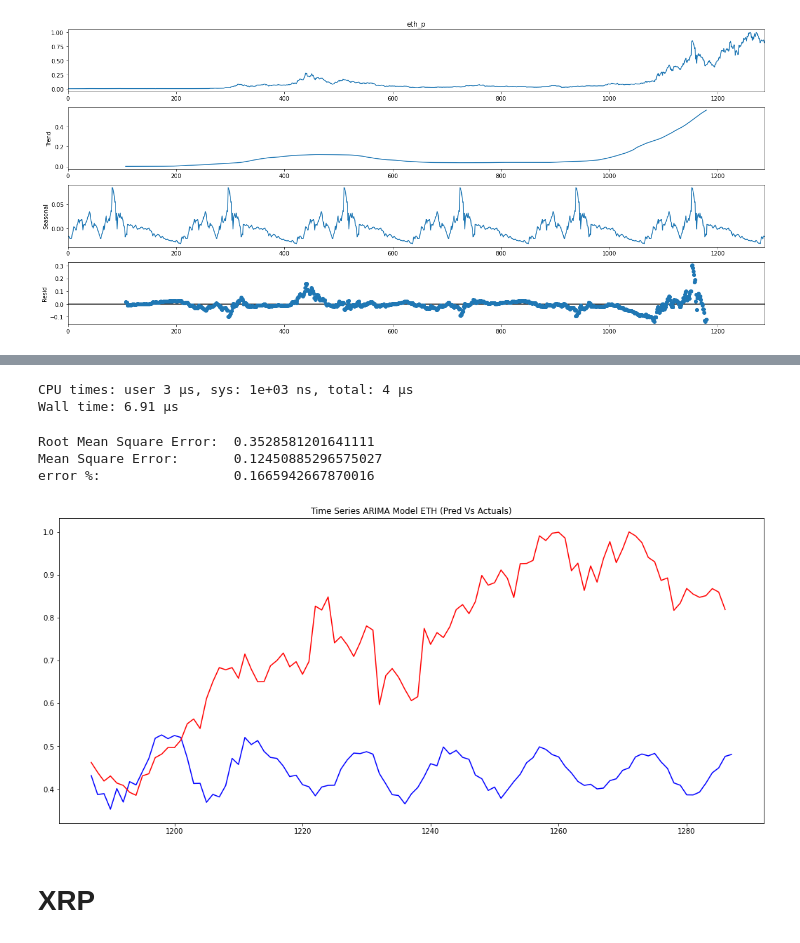
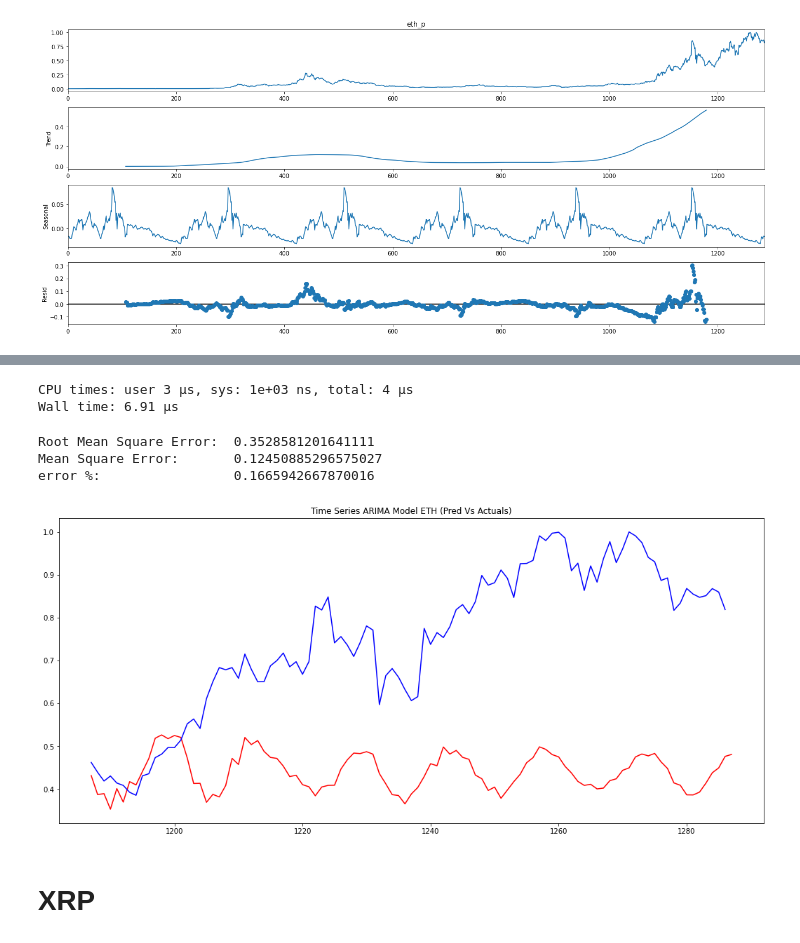
Before and after one commit to chrislacarte/crypto_analysis, a Jupyter notebook: code/crypto_analysis.ipynb, the cells around one changed output, grey strips where cells are left out. Cells and saved outputs as stored; diff of their text form; code cells hidden in the pictures.

```diff
--- a/code/crypto_analysis.ipynb
+++ b/code/crypto_analysis.ipynb
@@ -360,32 +363,32 @@ NameError: name 'btc_test' is not defined
 # %%
     # ARIMA
 %time
 train_eth = crypto_df['eth_p'][:len(crypto_df)-100]
 test_eth = crypto_df['eth_p'][len(crypto_df)-100:]
 model = ARIMA(train_eth, order=(50, 1, 1))
     # p = number of lag terms taken into account, periods back
     # d = number of times the terms are differenced
     # q = moving average window
 model_fit = model.fit()
 predictions_eth= model_fit.predict(len(crypto_df)-100, len(crypto_df))
 #Model accuracy
 MSE_ARIMA_eth = np.square(np.subtract(test_eth,predictions_eth)).mean()
 RMSE_ARIMA_eth = math.sqrt(MSE_ARIMA_eth)
 #     # Plot the prediction vs test data
-plt.plot(predictions_eth, color='blue')
-plt.plot(test_eth, color='red')
+plt.plot(predictions_eth, color='red')
+plt.plot(test_eth, color='blue')
 plt.title('Time Series ARIMA Model ETH (Pred Vs Actuals)')
 
 print("Root Mean Square Error: ",RMSE_ARIMA_eth)
 print("Mean Square Error:      ",MSE_ARIMA_eth)
 print("error %:                ",MSE_ARIMA_eth/np.mean(test_eth))
 # %% [output]
 CPU times: user 3 µs, sys: 1e+03 ns, total: 4 µs
 Wall time: 6.91 µs
 Root Mean Square Error:  0.3528581201641111
 Mean Square Error:       0.12450885296575027
 error %:                 0.1665942667870016
-[figure, old version]
+[figure, new version]
 # %% [markdown]
 # XRP
 # %%
```
Also changed, not shown: parts of 20 cells of this notebook, 1 other file.
